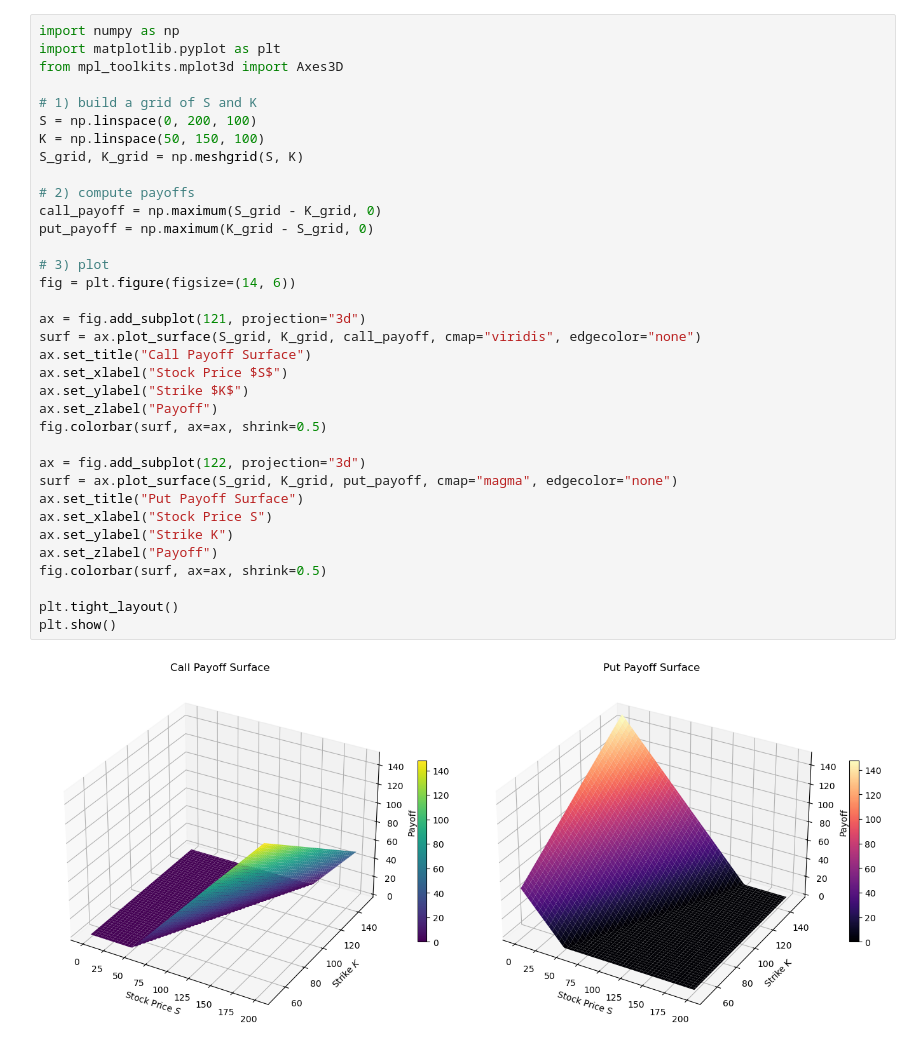
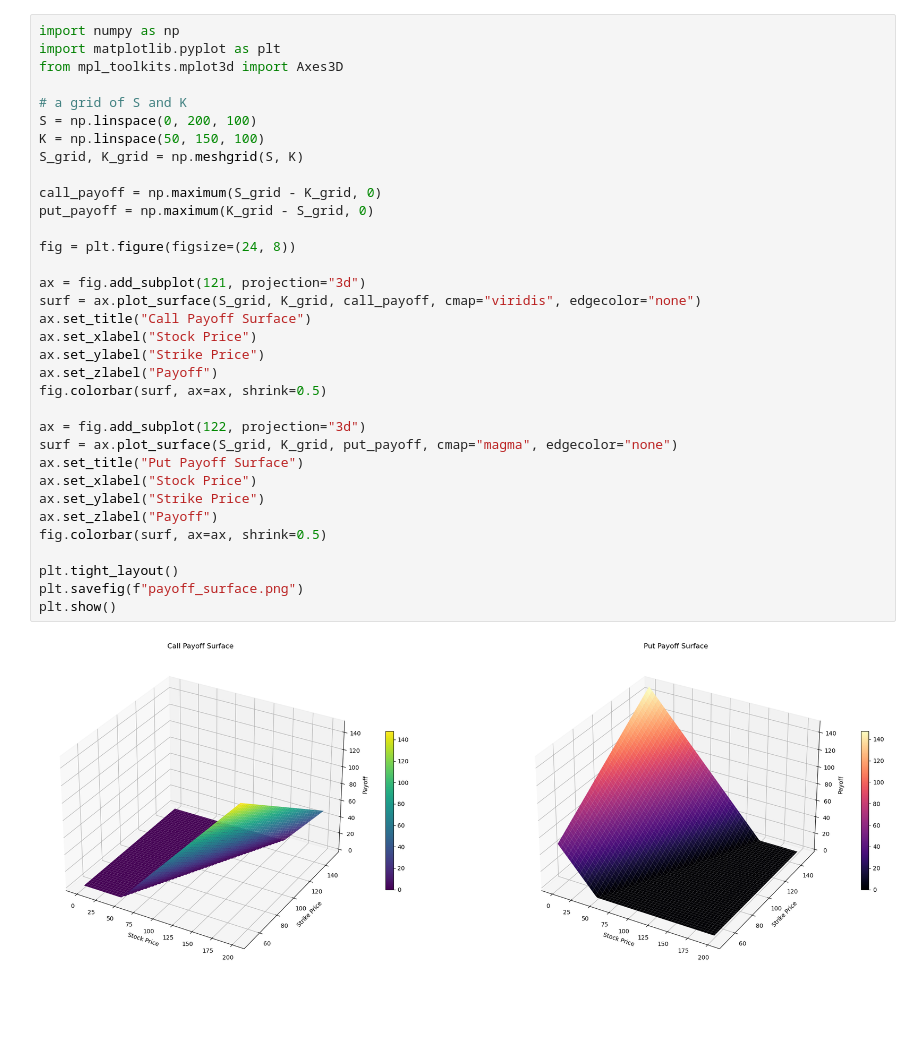
Before and after one commit to arabporr/DSC, a Jupyter notebook: results/Payoff_Surface.ipynb, the cells around one changed output. Saved outputs shown, nothing was run; the diff lists cells and outputs as text; blank space fills up the shorter version.

```diff
--- a/results/Payoff_Surface.ipynb
+++ b/results/Payoff_Surface.ipynb
@@ -1,37 +1,36 @@
 # %%
 import numpy as np
 import matplotlib.pyplot as plt
 from mpl_toolkits.mplot3d import Axes3D
 
-# 1) build a grid of S and K
+# a grid of S and K
 S = np.linspace(0, 200, 100)
 K = np.linspace(50, 150, 100)
 S_grid, K_grid = np.meshgrid(S, K)
 
-# 2) compute payoffs
 call_payoff = np.maximum(S_grid - K_grid, 0)
 put_payoff = np.maximum(K_grid - S_grid, 0)
 
-# 3) plot
-fig = plt.figure(figsize=(14, 6))
+fig = plt.figure(figsize=(24, 8))
 
 ax = fig.add_subplot(121, projection="3d")
 surf = ax.plot_surface(S_grid, K_grid, call_payoff, cmap="viridis", edgecolor="none")
 ax.set_title("Call Payoff Surface")
-ax.set_xlabel("Stock Price $S$")
-ax.set_ylabel("Strike $K$")
+ax.set_xlabel("Stock Price")
+ax.set_ylabel("Strike Price")
 ax.set_zlabel("Payoff")
 fig.colorbar(surf, ax=ax, shrink=0.5)
 
 ax = fig.add_subplot(122, projection="3d")
 surf = ax.plot_surface(S_grid, K_grid, put_payoff, cmap="magma", edgecolor="none")
 ax.set_title("Put Payoff Surface")
-ax.set_xlabel("Stock Price S")
-ax.set_ylabel("Strike K")
+ax.set_xlabel("Stock Price")
+ax.set_ylabel("Strike Price")
 ax.set_zlabel("Payoff")
 fig.colorbar(surf, ax=ax, shrink=0.5)
 
 plt.tight_layout()
+plt.savefig(f"payoff_surface.png")
 plt.show()
 # %% [output]
-[figure, old version]
+[figure, new version]
```
Also changed, not shown: parts of 2 cells of this notebook, 7 other files.
